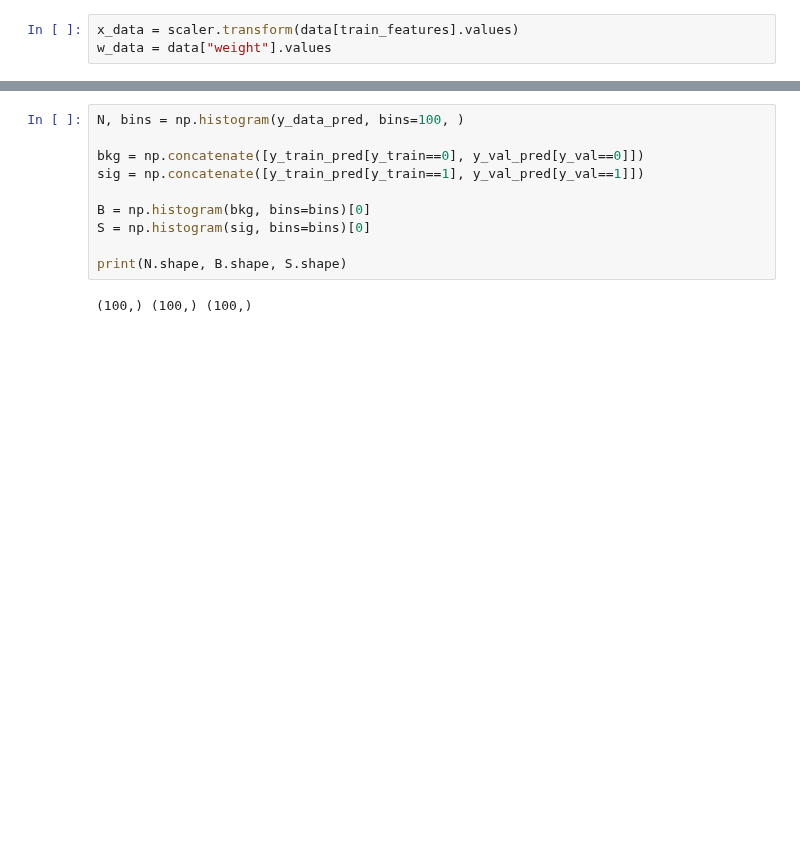
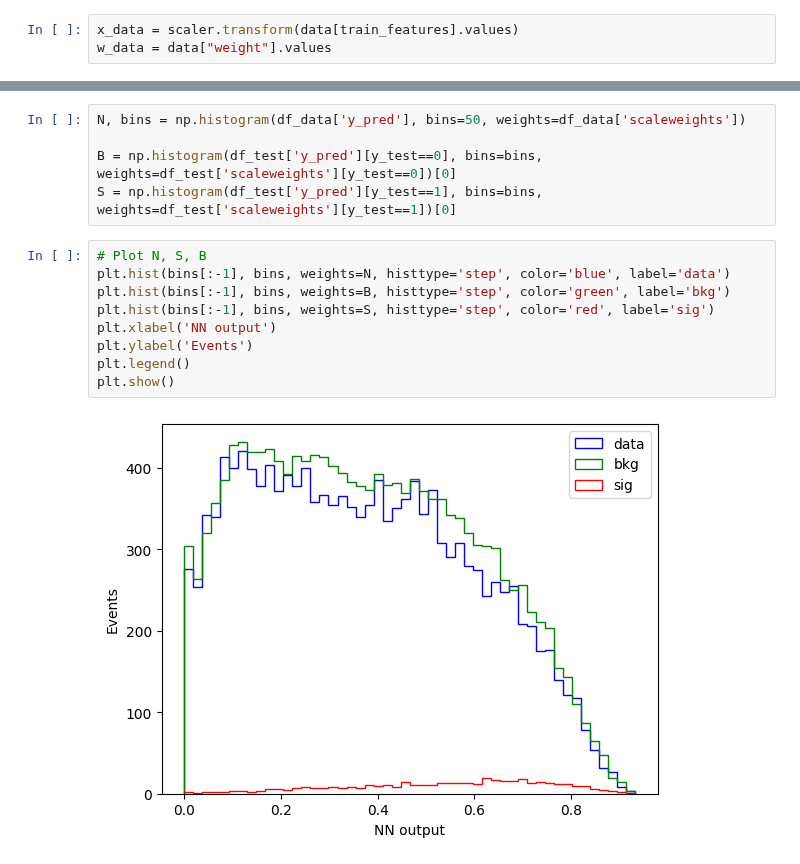
Before and after one commit to joaopedrobiu6/MASHEP_jbiu, a Jupyter notebook: Projeto/machine_learning.ipynb, the cells around one changed output, grey strips where cells are left out. Drawn from its saved outputs; the diff is of its cells as text; blank space fills up the shorter version.

```diff
--- a/Projeto/machine_learning.ipynb
+++ b/Projeto/machine_learning.ipynb
@@ -200,15 +256,19 @@ plt.show()
-# %%
-N, bins = np.histogram(y_data_pred, bins=100, )
-
-bkg = np.concatenate([y_train_pred[y_train==0], y_val_pred[y_val==0]])
-sig = np.concatenate([y_train_pred[y_train==1], y_val_pred[y_val==1]])
-
-B = np.histogram(bkg, bins=bins)[0]
-S = np.histogram(sig, bins=bins)[0]
-
-print(N.shape, B.shape, S.shape)
-# %% [output]
-(100,) (100,) (100,)
+# %%
+N, bins = np.histogram(df_data['y_pred'], bins=50, weights=df_data['scaleweights'])
+
+B = np.histogram(df_test['y_pred'][y_test==0], bins=bins, weights=df_test['scaleweights'][y_test==0])[0]
+S = np.histogram(df_test['y_pred'][y_test==1], bins=bins, weights=df_test['scaleweights'][y_test==1])[0]
+# %%
+# Plot N, S, B
+plt.hist(bins[:-1], bins, weights=N, histtype='step', color='blue', label='data')
+plt.hist(bins[:-1], bins, weights=B, histtype='step', color='green', label='bkg')
+plt.hist(bins[:-1], bins, weights=S, histtype='step', color='red', label='sig')
+plt.xlabel('NN output')
+plt.ylabel('Events')
+plt.legend()
+plt.show()
+# %% [output]
+[figure, added]
 # %%
 model_spec = {'channels': [{'name': 'singlechannel',
               'samples': [
```
Also changed, not shown: parts of 23 cells of this notebook.
